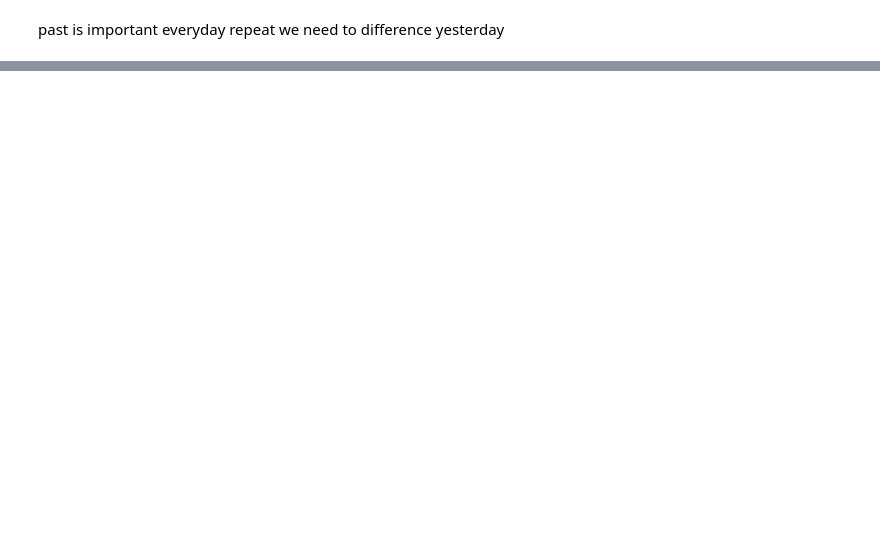
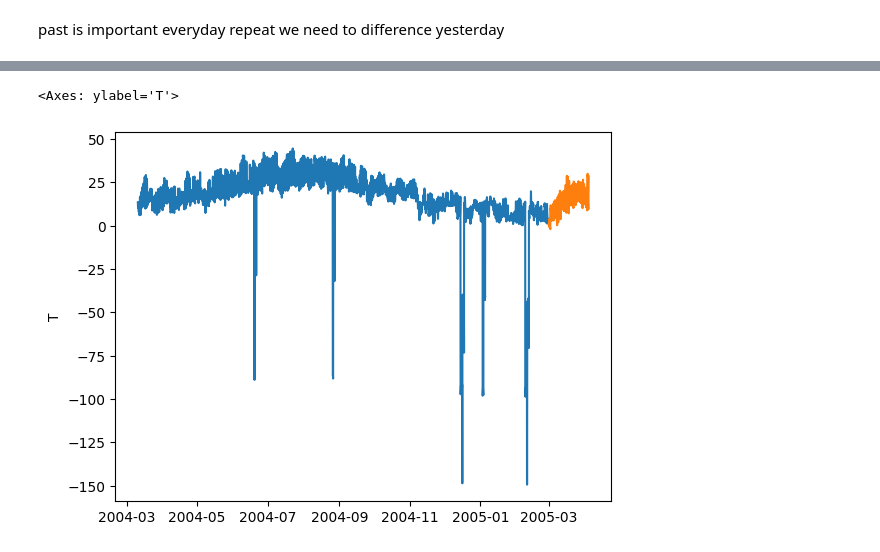
Before and after one commit to 4GeeksAcademy/utku_seyithanoglu_timeseries, a Jupyter notebook: src/explore.ipynb, the cells around one changed output, grey strips where cells are left out. Drawn from its saved outputs; the diff is of its cells as text; code cells hidden in the pictures; blank space fills up the shorter version.

```diff
--- a/src/explore.ipynb
+++ b/src/explore.ipynb
@@ -735,0 +794,18 @@ past is important everyday repeat we need to difference yesterday
+# %%
+cutoff_date= pd.to_datetime('2005-03-01')
+
+time_df=copy_df['T']
+
+training_set = time_df[time_df.index < cutoff_date]
+testing_set = time_df[time_df.index >= cutoff_date]
+
+
+
+
+# “Model, 1 Mart 2005’e kadar olan verilerle eğitildi ve bu tarihten sonraki değerler üzerinde test edildi.”
+# %%
+sns.lineplot(data=training_set)
+sns.lineplot(data=testing_set)
+# %% [output]
+<Axes: ylabel='T'>
+[figure, added]
```
Also changed, not shown: parts of 35 cells of this notebook.
